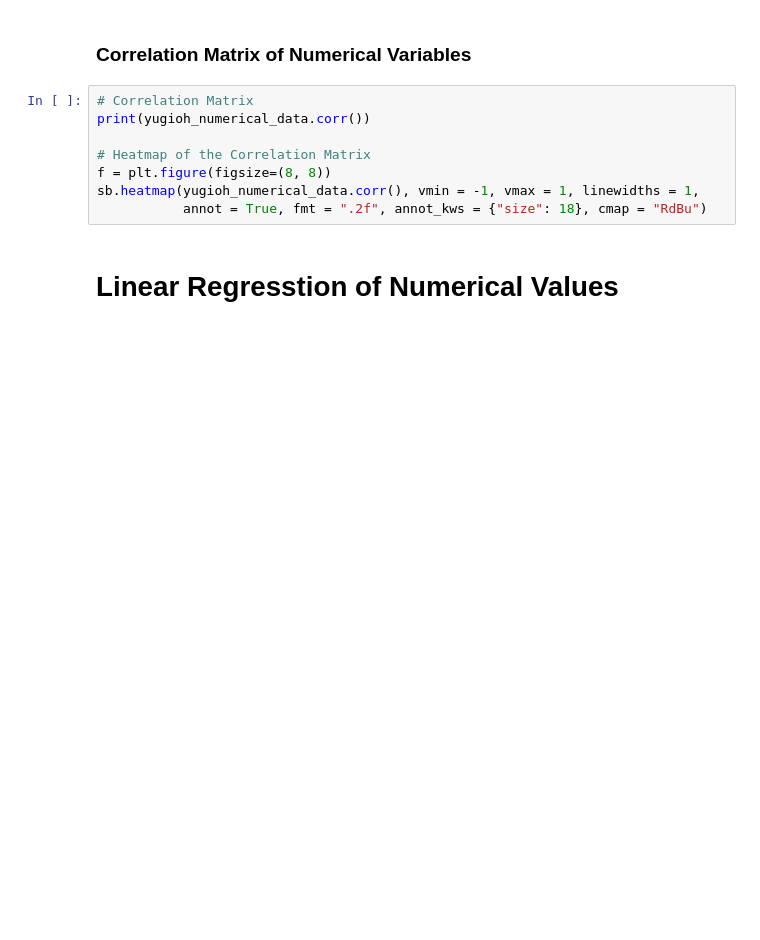
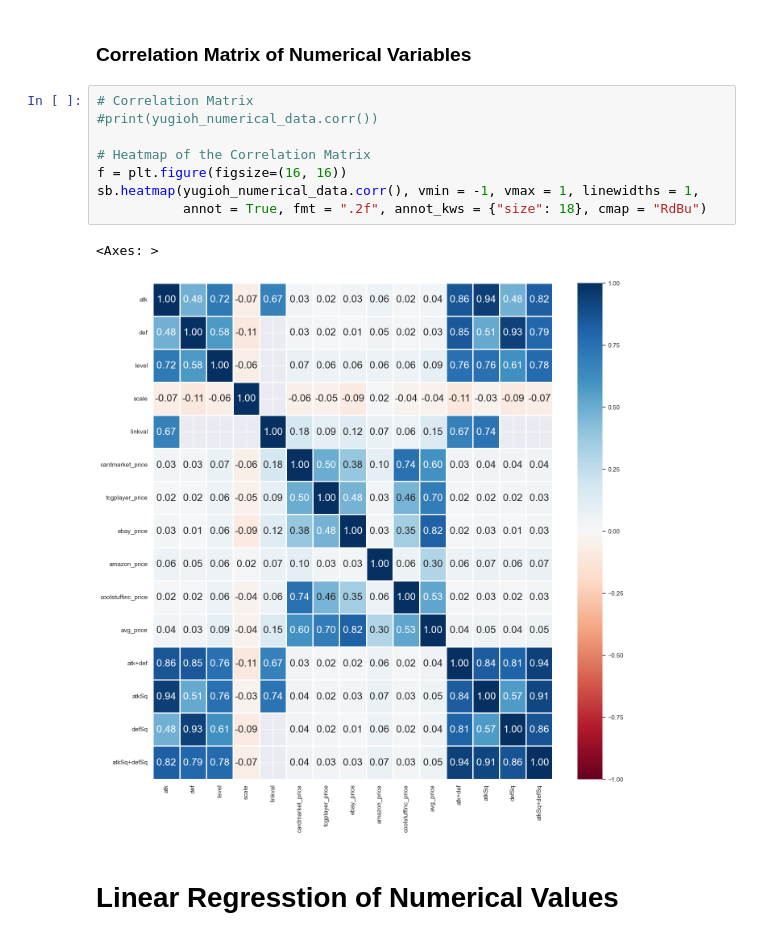
Before and after one commit to 16fb/SC1015_MiniProject, a Jupyter notebook: MiniProject_Yu-Gi-Oh.ipynb, the cells around one changed output. Drawn from its saved outputs; the diff is of its cells as text; blank space fills up the shorter version.

```diff
--- a/MiniProject_Yu-Gi-Oh.ipynb
+++ b/MiniProject_Yu-Gi-Oh.ipynb
@@ -265,12 +268,15 @@ for var in yugioh_data:
 ### Correlation Matrix of Numerical Variables
 # %%
 # Correlation Matrix
-print(yugioh_numerical_data.corr())
+#print(yugioh_numerical_data.corr())
 
 # Heatmap of the Correlation Matrix
-f = plt.figure(figsize=(8, 8))
+f = plt.figure(figsize=(16, 16))
 sb.heatmap(yugioh_numerical_data.corr(), vmin = -1, vmax = 1, linewidths = 1,
            annot = True, fmt = ".2f", annot_kws = {"size": 18}, cmap = "RdBu")
+# %% [output]
+<Axes: >
+[figure, added]
 # %% [markdown]
 # Linear Regresstion of Numerical Values
 # %%
```
Also changed, not shown: parts of 11 cells of this notebook.
